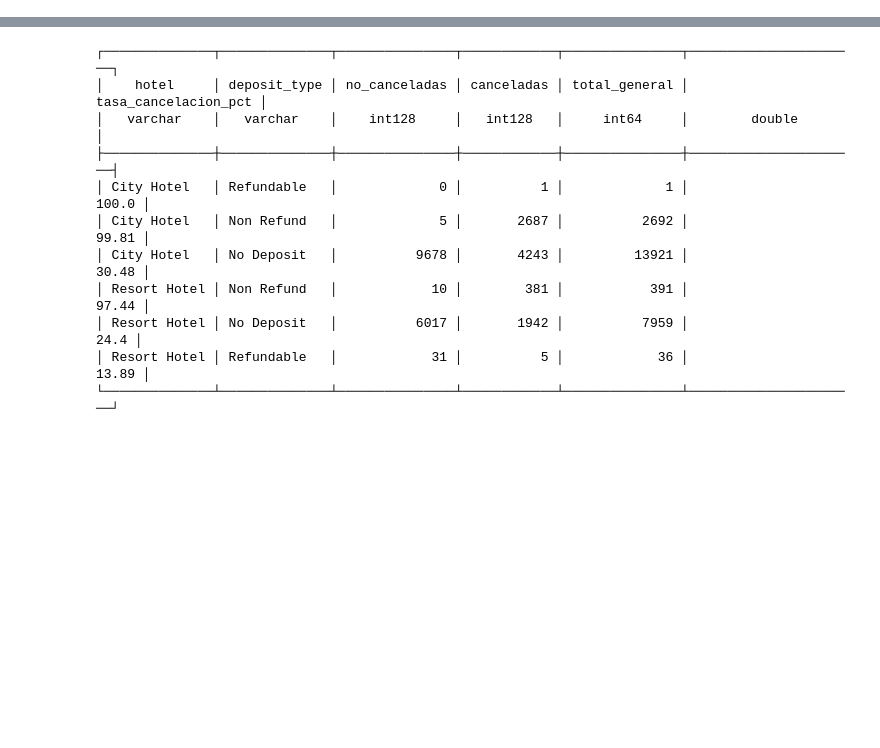
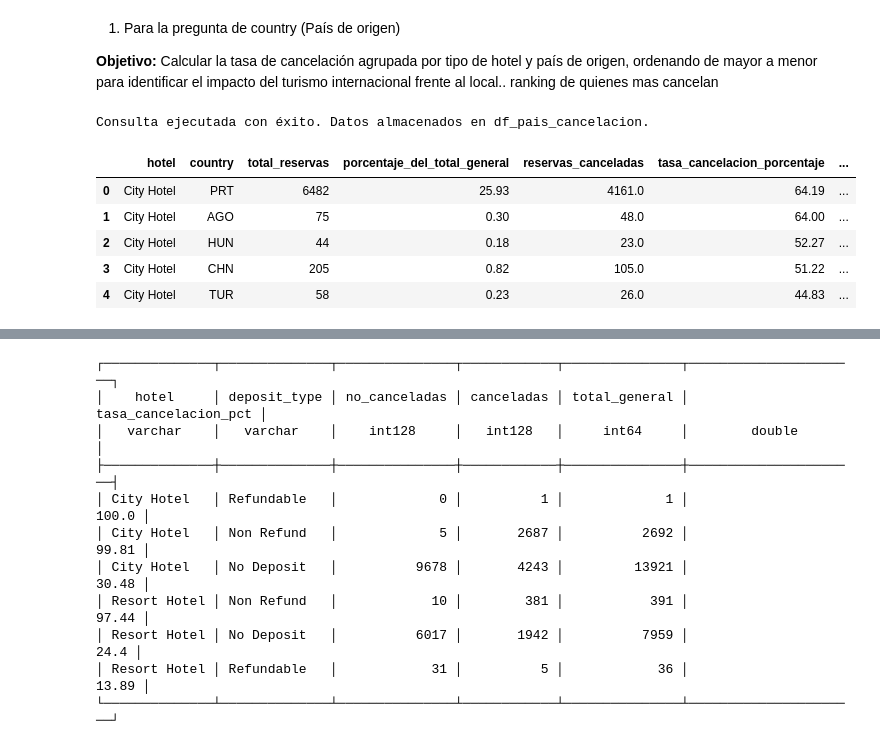
Before and after one commit to manfredialdo/iad-tpi01, a Jupyter notebook: Manfredi_Aldo_Comision10_Entrega4.ipynb, the cells around one changed output, grey strips where cells are left out. Cells and saved outputs as stored; diff of their text form; code cells hidden in the pictures; blank space fills up the shorter version.

```diff
--- a/Manfredi_Aldo_Comision10_Entrega4.ipynb
+++ b/Manfredi_Aldo_Comision10_Entrega4.ipynb
@@ -435,0 +149,42 @@ Permite ver si un City Hotel maneja estructuras tarifarias diferentes entre los
+# %% [markdown]
+1. Para la pregunta de country (País de origen)
+
+**Objetivo:** Calcular la tasa de cancelación agrupada por tipo de hotel y país de origen, ordenando de mayor a menor para identificar el impacto del turismo internacional frente al local.. ranking de quienes mas cancelan
+# %%
+df_pais_cancelacion = con.sql("""
+    SELECT
+        hotel,
+        country,
+        COUNT(*) AS total_reservas,
+        ROUND(COUNT(*) * 100.0 / (SELECT COUNT(*) FROM hotel_bookings), 2) AS porcentaje_del_total_general,
+        SUM(is_canceled) AS reservas_canceladas,
+        ROUND(SUM(is_canceled) * 100.0 / COUNT(*), 2) AS tasa_cancelacion_porcentaje,
+        ROUND(AVG(lead_time), 1) AS lead_time_promedio,
+        ROUND(PERCENTILE_CONT(0.5) WITHIN GROUP (ORDER BY lead_time), 1) AS lead_time_mediana,
+        ROUND(PERCENTILE_CONT(0.25) WITHIN GROUP (ORDER BY lead_time), 1) AS lead_time_q25,
+        ROUND(PERCENTILE_CONT(0.75) WITHIN GROUP (ORDER BY lead_time), 1) AS lead_time_q75
+    FROM
+        hotel_bookings
+    GROUP BY
+        hotel,
+        country
+    HAVING
+        COUNT(*) >= 30  -- Filtro de robustez estadística
+    ORDER BY
+        hotel ASC,
+        tasa_cancelacion_porcentaje DESC;
+""").df()
+
+print("Consulta ejecutada con éxito. Datos almacenados en df_pais_cancelacion.")
+# %% [output]
+Consulta ejecutada con éxito. Datos almacenados en df_pais_cancelacion.
+# %%
+# top 5 países con mayor tasa de cancelación - City Hotel
+display(df_pais_cancelacion.head(5))
+# %% [output]
+|  | hotel | country | total_reservas | porcentaje_del_total_general | reservas_canceladas | tasa_cancelacion_porcentaje | ... |
+| 0 | City Hotel | PRT | 6482 | 25.93 | 4161.0 | 64.19 | ... |
+| 1 | City Hotel | AGO | 75 | 0.30 | 48.0 | 64.00 | ... |
+| 2 | City Hotel | HUN | 44 | 0.18 | 23.0 | 52.27 | ... |
+| 3 | City Hotel | CHN | 205 | 0.82 | 105.0 | 51.22 | ... |
+| 4 | City Hotel | TUR | 58 | 0.23 | 26.0 | 44.83 | ... |
```
Also changed, not shown: parts of 38 cells of this notebook.
